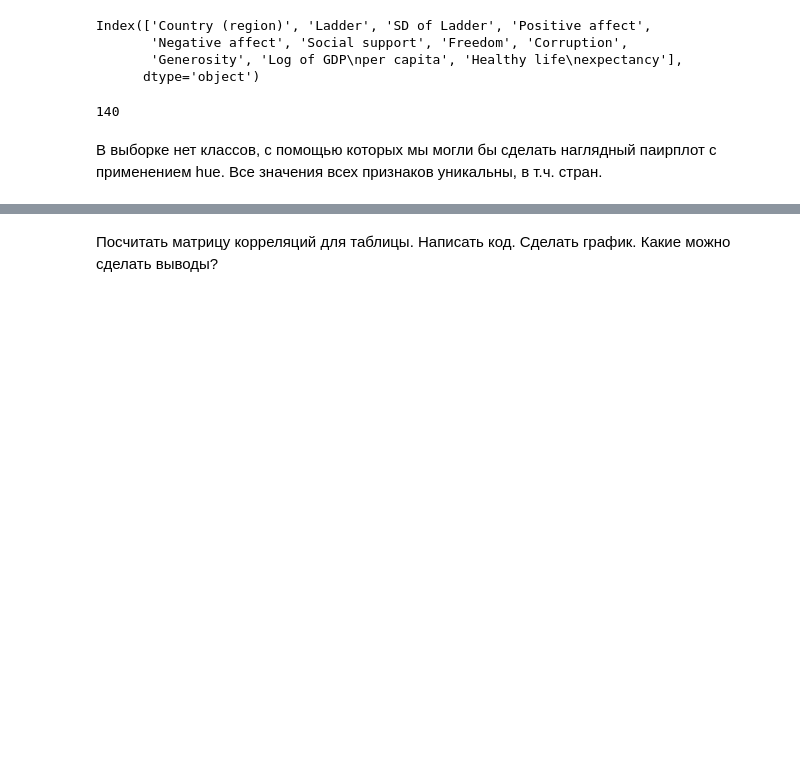
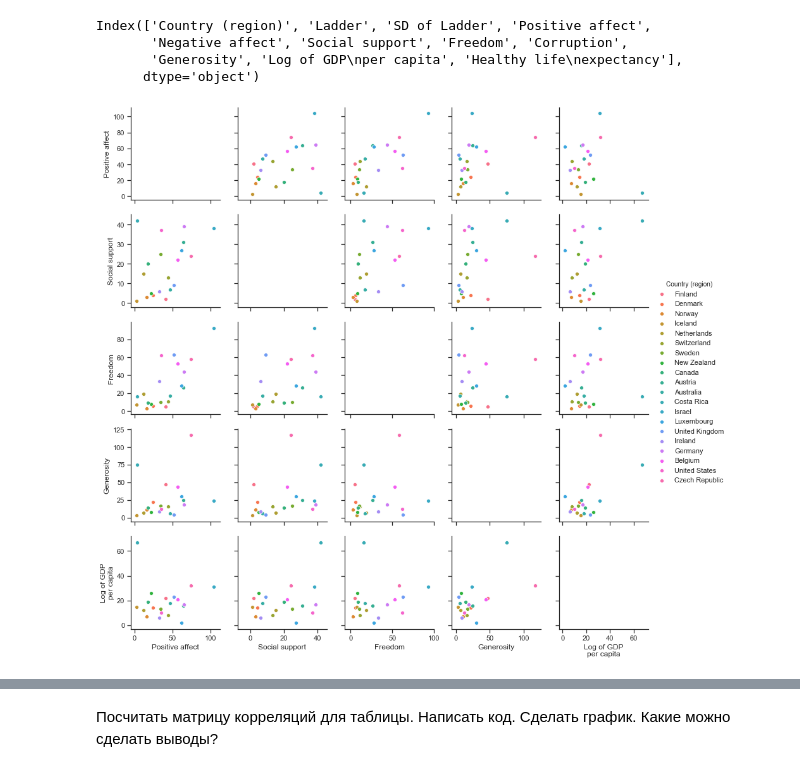
Before and after one commit to yromanovskaya/netology_pyda, a Jupyter notebook: dz_2.ipynb, the cells around one changed output, grey strips where cells are left out. Cells and saved outputs as stored; diff of their text form; code cells hidden in the pictures; blank space fills up the shorter version.

```diff
--- a/dz_2.ipynb
+++ b/dz_2.ipynb
@@ -415,11 +412,14 @@ data_3 = data_1[['Negative affect', 'Corruption']]
-# %%
-len(data_1['Generosity'].unique())
-# %% [output]
-140
 # %%
 # Если код ниже не работает, измените код, используя материал лекций. Пишите на почту, если испытываете проблемы: yustiks@gmail.com
 sns.set(style="ticks", color_codes=True)
-fig = sns.pairplot(data=data_3, hue='Corruption')
+data=data_1[0:20][['Country (region)',
+                   'Positive affect',
+                   'Social support',
+                   'Freedom',
+                   'Generosity',
+                   'Log of GDP\nper capita']]
+# data.head()
+fig = sns.pairplot(data=data, hue='Country (region)')
 plt.show()
+# %% [output]
+[figure, added]
-# %% [markdown]
-В выборке нет классов, с помощью которых мы могли бы сделать наглядный паирплот с применением hue. Все значения всех признаков уникальны, в т.ч. стран.
```
Also changed, not shown: parts of 2 cells of this notebook.
